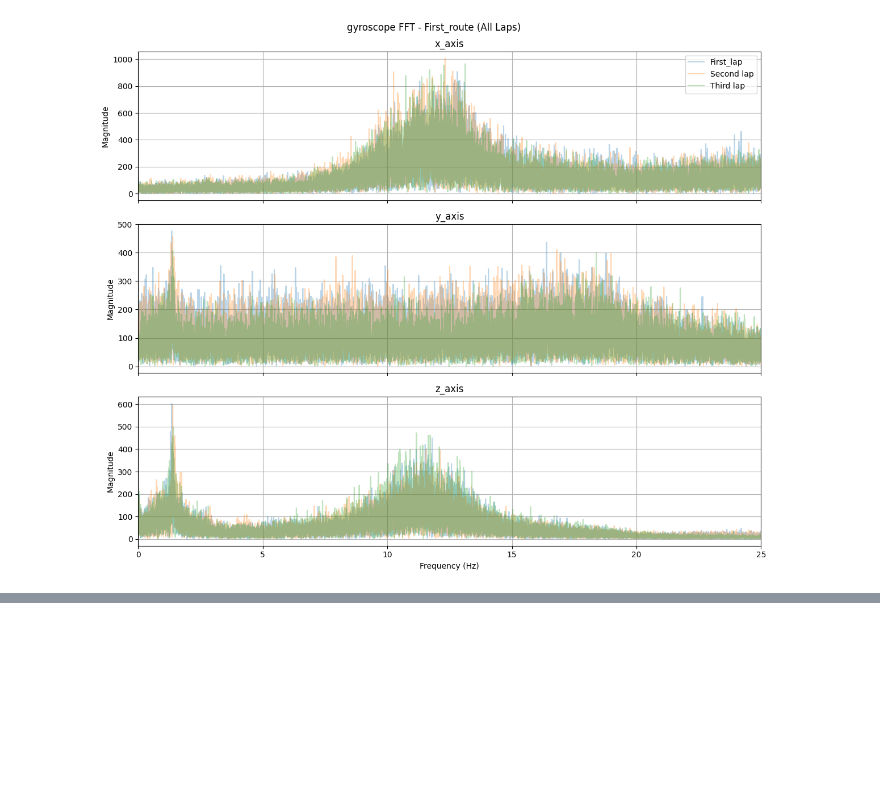
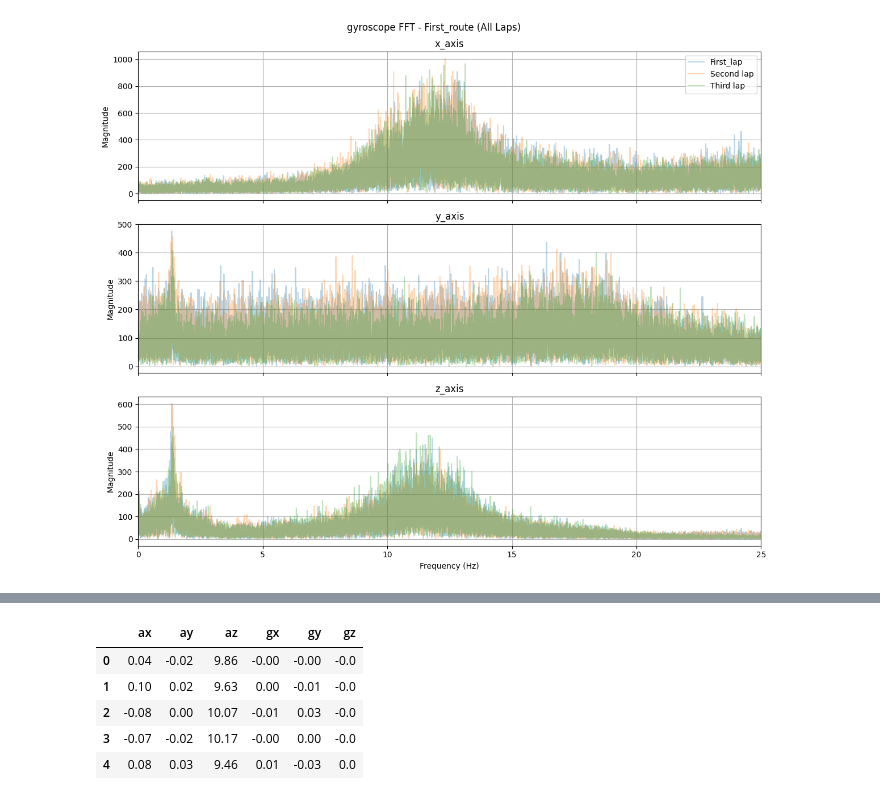
Before and after one commit to tizianocoluzzi/TrustMyBike, a Jupyter notebook: src/OfflineFFT/OfflineFFT.ipynb, the cells around one changed output, grey strips where cells are left out. Cells and saved outputs as stored; diff of their text form; code cells hidden in the pictures; blank space fills up the shorter version.

```diff
--- a/src/OfflineFFT/OfflineFFT.ipynb
+++ b/src/OfflineFFT/OfflineFFT.ipynb
@@ -214,0 +277,9 @@ plot_fft_all_axes_overlay(
+# %%
+df.head()
+# %% [output]
+|  | ax | ay | az | gx | gy | gz |
+| 0 | 0.04 | -0.02 | 9.86 | -0.00 | -0.00 | -0.0 |
+| 1 | 0.10 | 0.02 | 9.63 | 0.00 | -0.01 | -0.0 |
+| 2 | -0.08 | 0.00 | 10.07 | -0.01 | 0.03 | -0.0 |
+| 3 | -0.07 | -0.02 | 10.17 | -0.00 | 0.00 | -0.0 |
+| 4 | 0.08 | 0.03 | 9.46 | 0.01 | -0.03 | 0.0 |
```
Also changed, not shown: parts of 4 cells of this notebook, 3 other files.
